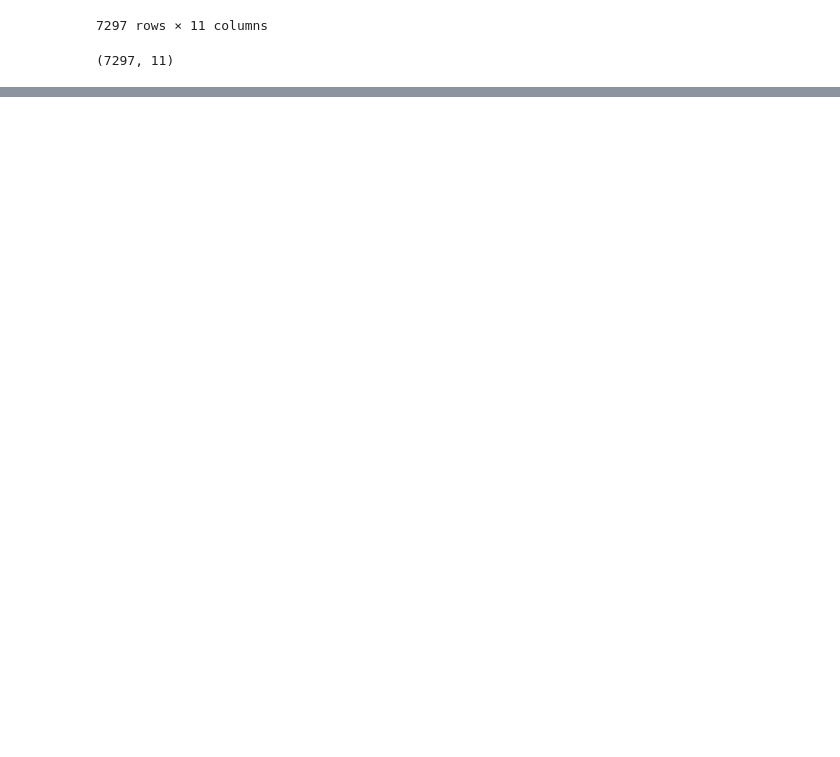
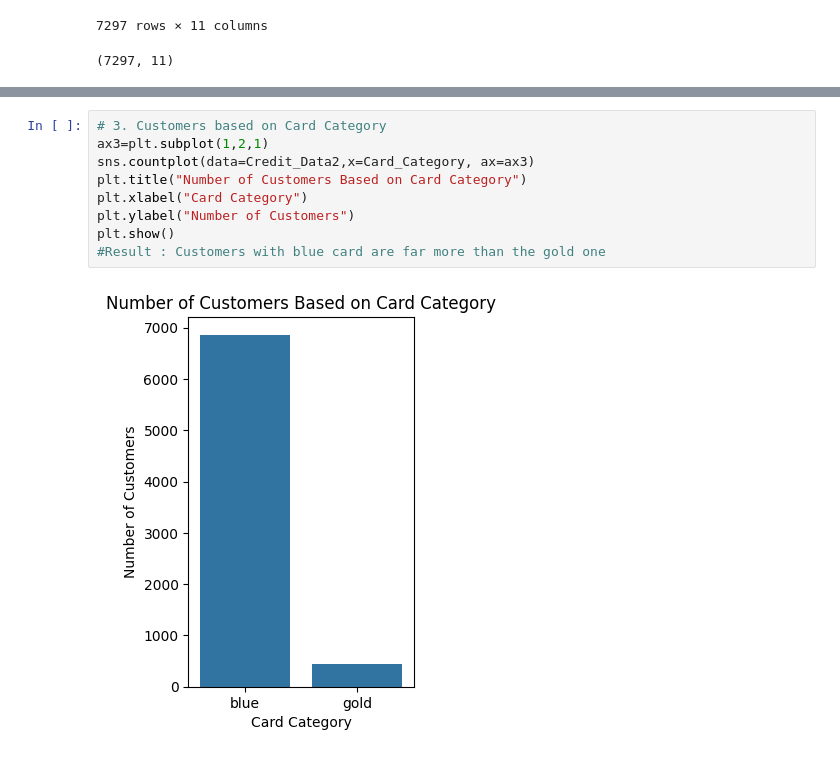
Before and after one commit to uplearni/CreditLimitReccomender, a Jupyter notebook: CreditLimitProject.ipynb, the cells around one changed output, grey strips where cells are left out. Cells and saved outputs as stored; diff of their text form; blank space fills up the shorter version.

```diff
--- a/CreditLimitProject.ipynb
+++ b/CreditLimitProject.ipynb
@@ -85,0 +146,11 @@ Credit_Data2.shape
+# %%
+# 3. Customers based on Card Category
+ax3=plt.subplot(1,2,1)
+sns.countplot(data=Credit_Data2,x=Card_Category, ax=ax3)
+plt.title("Number of Customers Based on Card Category")
+plt.xlabel("Card Category")
+plt.ylabel("Number of Customers")
+plt.show()
+#Result : Customers with blue card are far more than the gold one
+# %% [output]
+[figure, added]
```
Also changed, not shown: parts of 7 cells of this notebook.
